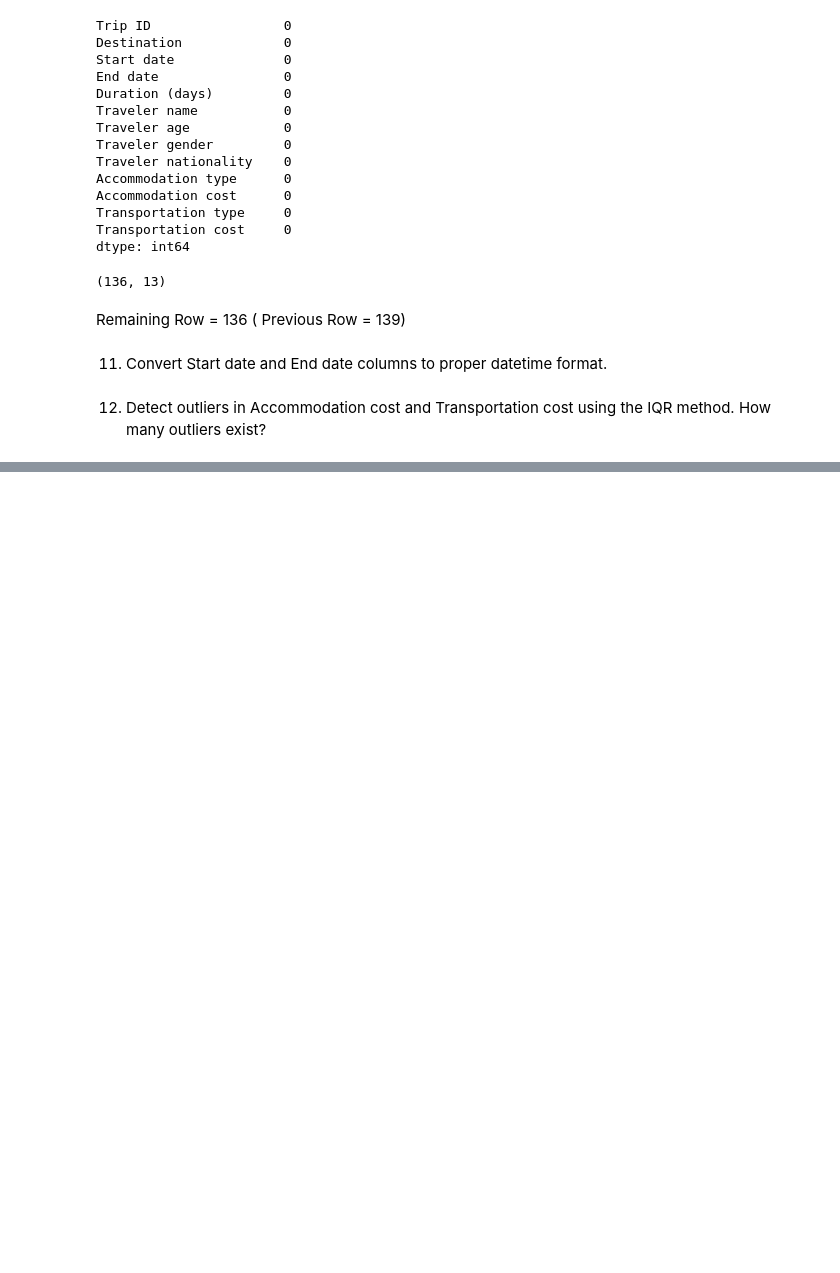
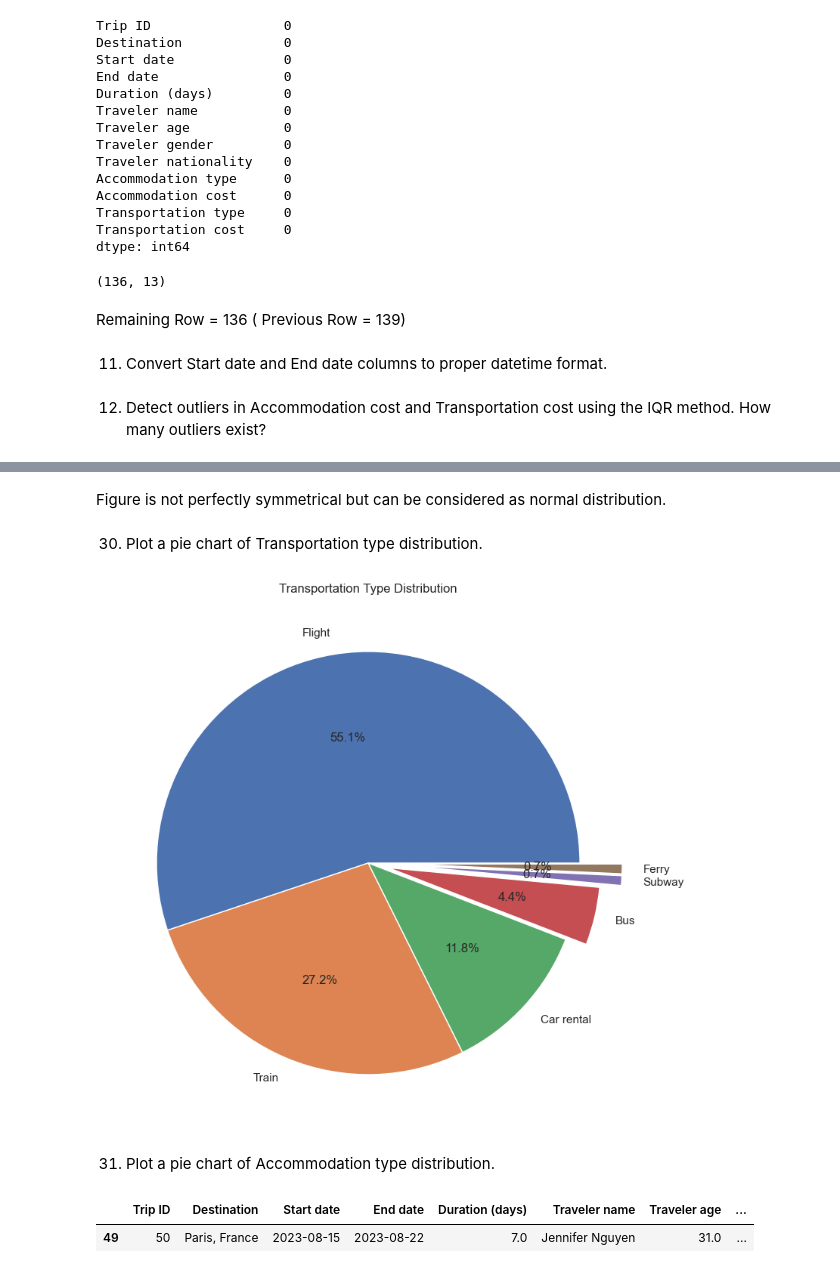
Before and after one commit to bikashsahani/Travel-Data-Analysis, a Jupyter notebook: Travel_data_analysis.ipynb, the cells around one changed output, grey strips where cells are left out. Cells and saved outputs as stored; diff of their text form; code cells hidden in the pictures; blank space fills up the shorter version.

```diff
--- a/Travel_data_analysis.ipynb
+++ b/Travel_data_analysis.ipynb
@@ -324,0 +598,31 @@ data['End date'] = pd.to_datetime(data['End date'])
+# %% [markdown]
+Figure is not perfectly symmetrical but can be considered as normal distribution.
+# %% [markdown]
+30. Plot a pie chart of Transportation type distribution.
+# %%
+# Get the data distribution
+transport_counts = data['Transportation type'].value_counts()
+
+# 2. Set the figure size
+plt.figure(figsize=(8, 8))
+explode = (0, 0, 0, 0.1, 0.2, 0.2)
+# 3. Create the pie chart
+plt.pie(
+    transport_counts.values,
+    labels=transport_counts.index,
+    autopct='%1.1f%%',       # This displays the percentage on each slice
+    startangle=0,          # Rotates the start for a cleaner look
+    explode=explode
+)
+plt.title('Transportation Type Distribution')
+plt.tight_layout()
+plt.show()
+# %% [output]
+[figure, added]
+# %% [markdown]
+31. Plot a pie chart of Accommodation type distribution.
+# %%
+data.sample()
+# %% [output]
+|  | Trip ID | Destination | Start date | End date | Duration (days) | Traveler name | Traveler age | ... |
+| 49 | 50 | Paris, France | 2023-08-15 | 2023-08-22 | 7.0 | Jennifer Nguyen | 31.0 | ... |
```
Also changed, not shown: parts of 61 cells of this notebook.
